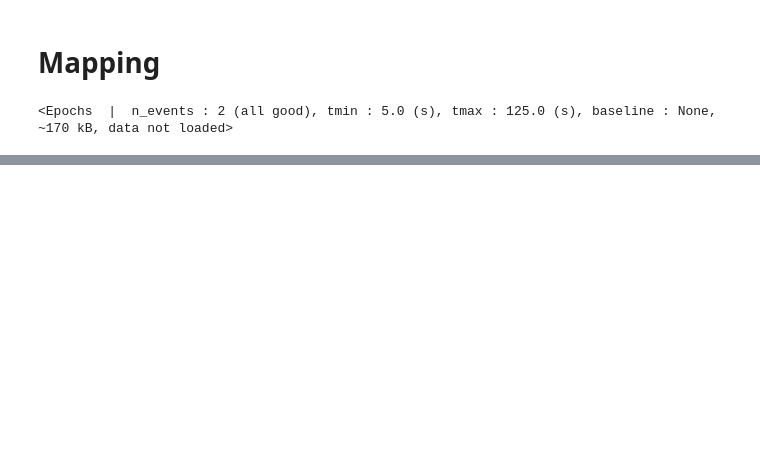
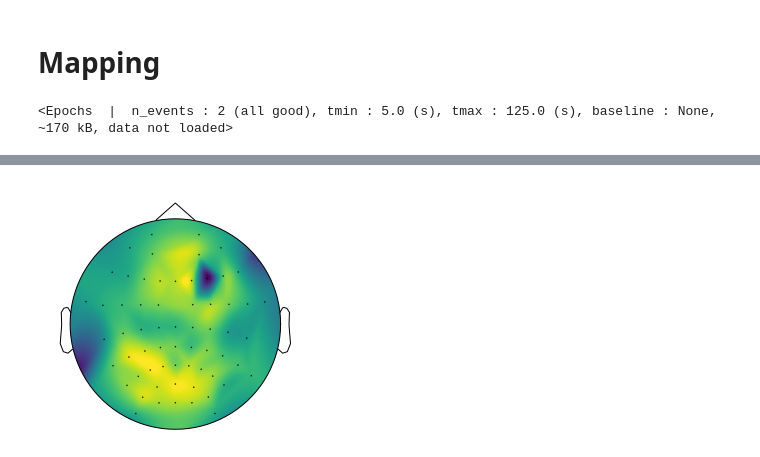
Before and after one commit to voytekresearch/EEGMapping, a Jupyter notebook: MNE-LocalData.ipynb, the cells around one changed output, grey strips where cells are left out. Cells and saved outputs as stored; diff of their text form; code cells hidden in the pictures; blank space fills up the shorter version.

```diff
--- a/MNE-LocalData.ipynb
+++ b/MNE-LocalData.ipynb
@@ -334,3 +385,7 @@ bws = fooof_results[:,2]
+# %%
+cfs = np.nan_to_num(cfs)
+amps = np.nan_to_num(amps)
+bws = np.nan_to_num(bws)
 # %%
 # Define our oscillation bands
 bands = [['Theta', [4, 8]], ['Alpha', [8, 12]]]
@@ -359,2 +407,4 @@ AttributeError: 'MaskedConstant' object has no attribute '_fill_value'
 # %%
-mne.viz.plot_topomap(sls_eo_avg, raw.info, cmap=cm.viridis, contours=0);
+mne.viz.plot_topomap(amps, epochs.info, cmap=cm.viridis, contours=0);
+# %% [output]
+[figure, added]
```
Also changed, not shown: parts of 13 cells of this notebook.
